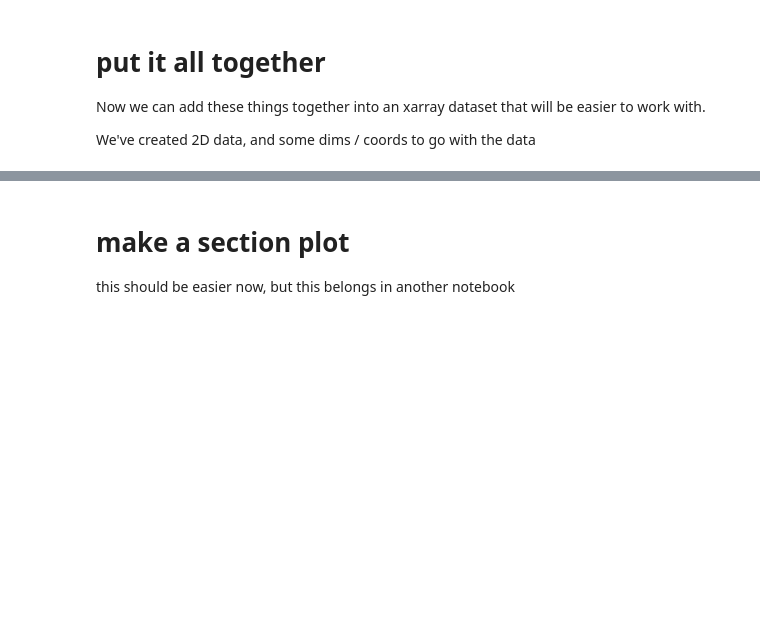
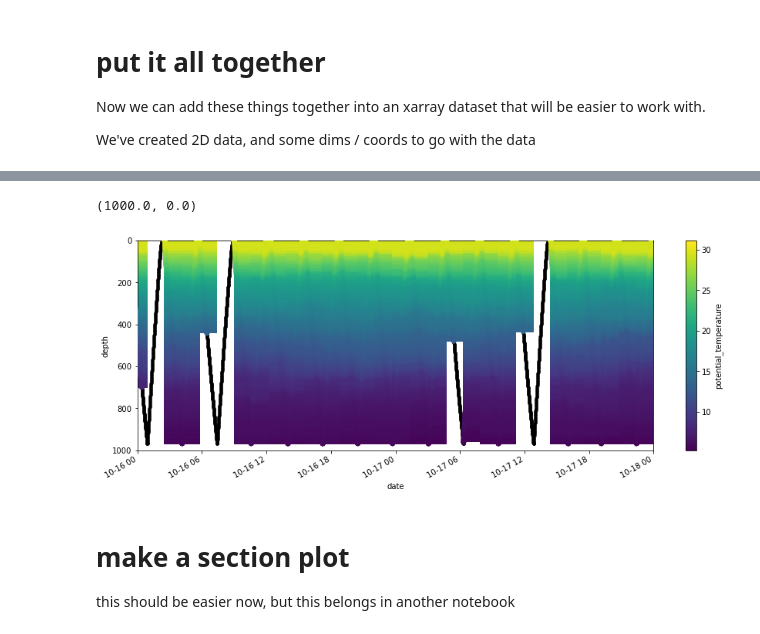
Before and after one commit to rucool/IOO_masters2020, a Jupyter notebook: erddap_glider_gridding.ipynb, the cells around one changed output, grey strips where cells are left out. Saved outputs shown, nothing was run; the diff lists cells and outputs as text; code cells hidden in the pictures; blank space fills up the shorter version.

```diff
--- a/erddap_glider_gridding.ipynb
+++ b/erddap_glider_gridding.ipynb
@@ -197,3 +266,21 @@ ds_gridded.potential_temperature.plot( yincrease=False)
+# %%
+# make a simple plot
+plt.figure(figsize=(15,5))
+ds_gridded.potential_temperature.plot( yincrease=False)
+# ds_gridded.chlorophyll_a.plot( yincrease = False)
+
+plt.plot(ds.time, ds.depth, 'k.', zorder=2)
+
+plt.scatter(ds.time, ds.depth, c=ds.potential_temperature, zorder=10)
+
+plt.xlim(['2020-10-16', '2020-10-18'])
+
+# plt.pcolormesh( ds_gridded.lat, ds_gridded.depth,
+#                ds_gridded.potential_temperature )
+plt.ylim([1000, 0])
+# %% [output]
+(1000.0, 0.0)
+[figure, added]
 # %% [markdown]
 # make a section plot
 this should be easier now, but this belongs in another notebook
```
Also changed, not shown: parts of 15 cells of this notebook, 10 other files.
